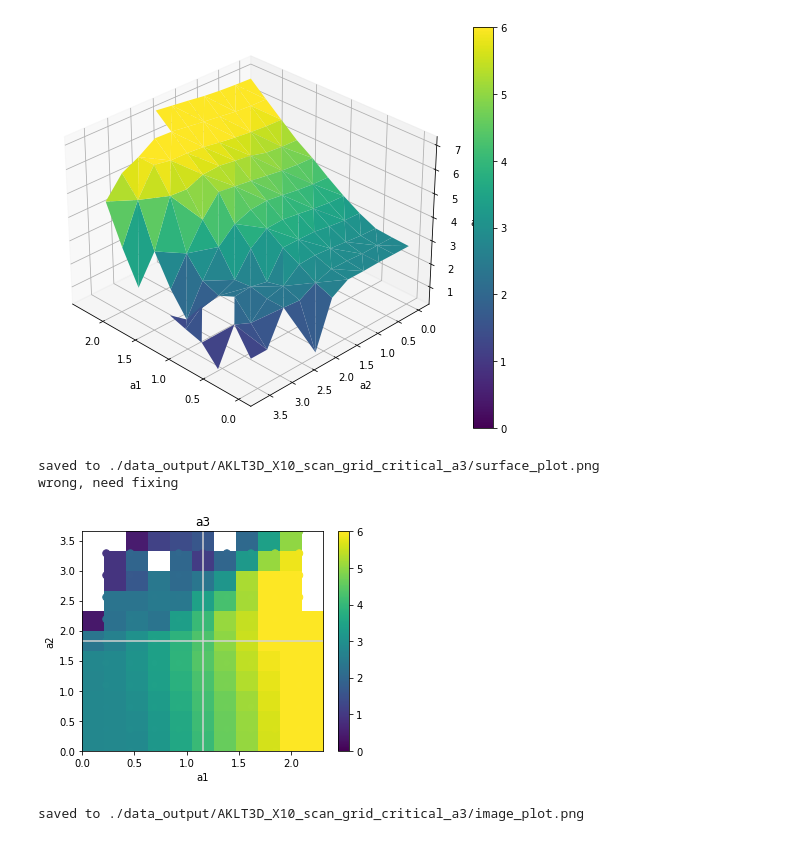
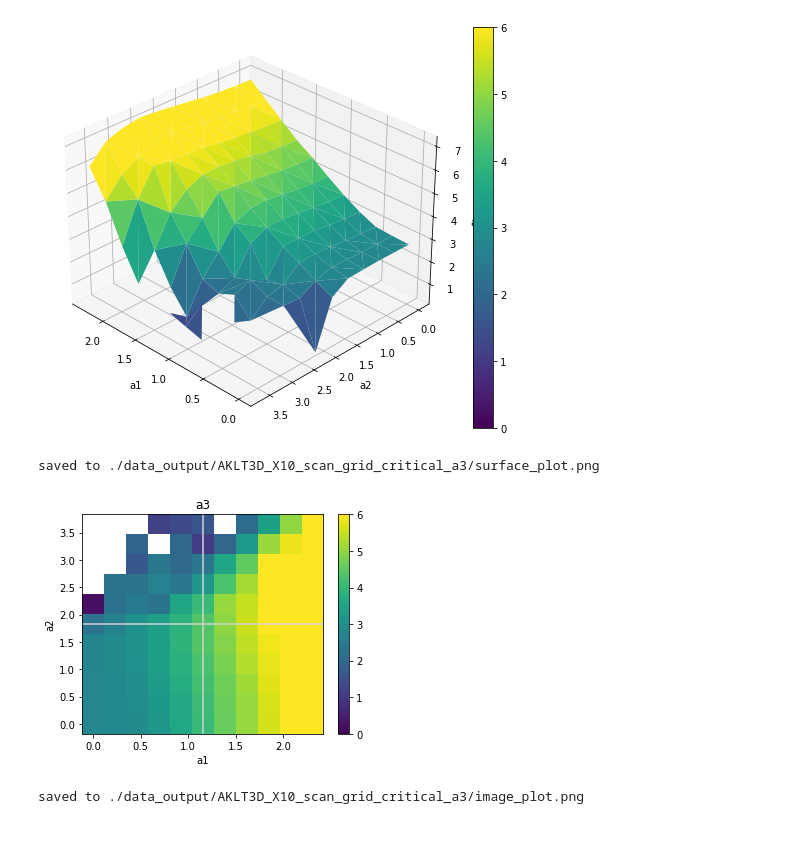
Before and after one commit to fangzhangmnm/AKLT3D, a Jupyter notebook: plot_critical.ipynb, the cells around one changed output. Saved outputs shown, nothing was run; the diff lists cells and outputs as text; code cells hidden in the pictures.

```diff
--- a/plot_critical.ipynb
+++ b/plot_critical.ipynb
@@ -10,7 +10,7 @@ import os
 from tqdm.auto import tqdm
 import json
 # %%
-task_name='AKLT3D_X10_scan_grid_critical_a3.old'
+task_name='AKLT3D_X10_scan_grid_critical_a3'
 critical_params={'a1':np.sqrt(20/15),'a2':np.sqrt(20/6),'a3':np.sqrt(20/1)}
 # %%
 def load_df(filenames):
@@ -18,7 +18,9 @@ def load_df(filenames):
     df=[]
     for filename in tqdm(filenames):
         data=json.load(open(filename,'r'))
-        df.append(data['params'])
+        lastData=data[-1]
+        print(filename)
+        df.append({**lastData['params_new'],'logZ':lastData['logZ_new'],'obs':lastData['obs_new']})
     print('loaded {} files'.format(len(df)))
     df=pd.DataFrame(df)
     return df
@@ -29,9 +31,10 @@ def fix_grid(df):
             # find one or None
             df2=df[(df.a1==a1)&(df.a2==a2)]
             if len(df2)==0:
-                df1.append({'a1':a1,'a2':a2,'a3':np.nan})
+                print('missing a1={},a2={}'.format(a1,a2))
+                df1.append({'a1':a1,'a2':a2,'a3':np.nan,'logZ':np.nan,'obs':np.nan})
             else:
-                df1.append({'a1':a1,'a2':a2,'a3':df2.a3.values[0]})
+                df1.append(df2.iloc[0].to_dict())
     df1=pd.DataFrame(df1)
     return df1
 df=load_df(glob('./data/{task_name}/*/Tc.json'.format(task_name=task_name)))
@@ -46,46 +64,48 @@ file saved to ./data_output/AKLT3D_X10_scan_grid_critical_a3/Tc.csv
 # %matplotlib widget
 %matplotlib inline
 
-def surface_plot_section(df,clim=None,filename=None):
-    obs_name='a3'
+def surface_plot_section(df,obs_name='a3',clim=None,filename=None):
     other_param_names=['a1','a2']
     fig = plt.figure(figsize=(8,6))
     ax=fig.add_subplot(111,projection='3d')
     df=df.sort_values(by=other_param_names)
     p=ax.plot_trisurf(df[other_param_names[0]],df[other_param_names[1]],df[obs_name],cmap='viridis',vmin=clim and clim[0],vmax=clim and clim[1])
     # p=ax.scatter(df[other_param_names[0]],df[other_param_names[1]],df[obs_name],c=df[obs_name],cmap='viridis',s=50,vmin=clim and clim[0],vmax=clim and clim[1])
     ax.set_xlabel(other_param_names[0]);ax.set_ylabel(other_param_names[1]);ax.set_zlabel(obs_name)
     # rotate camera
     ax.view_init(30, 135)
     fig.colorbar(p)
     plt.tight_layout()
     plt.show()
     if filename:
         fig.savefig(filename,bbox_inches='tight');print(f'saved to {filename}')
-def image_plot_2D(df,clim=None,filename=None):
-    print("wrong, need fixing")
+
+
+
+def image_plot_2D(df,obs_name='a3',clim=None,filename=None):
     fig=plt.figure(figsize=(5,4))
     plt.axhline(critical_params['a2'],c='lightgrey')
     plt.axvline(critical_params['a1'],c='lightgrey')
     df=df.sort_values(by=['a1','a2'])
     a1s=np.unique(df['a1'])
     a2s=np.unique(df['a2'])
-    obs=df['a3'].values.reshape(len(a2s),len(a1s)).T
-    plt.imshow(obs,origin='lower',extent=[a1s[0],a1s[-1],a2s[0],a2s[-1]],aspect='auto',cmap='viridis',vmin=clim and clim[0],vmax=clim and clim[1])
-    plt.scatter(df['a1'],df['a2'],c=df['a3'],s=50,vmin=clim and clim[0],vmax=clim and clim[1])
-    plt.xlabel('a1');plt.ylabel('a2');plt.title('a3')
+    obs=df[obs_name].values.reshape(len(a2s),len(a1s)).T
+    def get_image_extent(xs,ys):
+        return [xs[0]-(xs[1]-xs[0])/2,xs[-1]+(xs[1]-xs[0])/2,ys[0]-(ys[1]-ys[0])/2,ys[-1]+(ys[1]-ys[0])/2]
+    plt.imshow(obs,origin='lower',extent=get_image_extent(a1s,a2s),aspect='auto',cmap='viridis',vmin=clim and clim[0],vmax=clim and clim[1])
+    # plt.scatter(df['a1'],df['a2'],c=df[obs_name],s=50,vmin=clim and clim[0],vmax=clim and clim[1])
+    plt.xlabel('a1');plt.ylabel('a2');plt.title(obs_name)
     plt.colorbar()
     plt.tight_layout()
     plt.show()
     if filename:
         fig.savefig(filename,bbox_inches='tight');print(f'saved to {filename}')
 
 
-surface_plot_section(df,clim=[0,6],filename='./data_output/{}/surface_plot.png'.format(task_name))
-image_plot_2D(df,clim=[0,6],filename='./data_output/{}/image_plot.png'.format(task_name))
+surface_plot_section(df,'a3',clim=[0,6],filename='./data_output/{}/surface_plot.png'.format(task_name))
+image_plot_2D(df,'a3',clim=[0,6],filename='./data_output/{}/image_plot.png'.format(task_name))
 # %% [output]
-[figure, old version]
+[figure, new version]
 saved to ./data_output/AKLT3D_X10_scan_grid_critical_a3/surface_plot.png
-wrong, need fixing
-[figure, old version]
+[figure, new version]
 saved to ./data_output/AKLT3D_X10_scan_grid_critical_a3/image_plot.png
```
Also changed, not shown: parts of 2 cells of this notebook, 12 other files.
